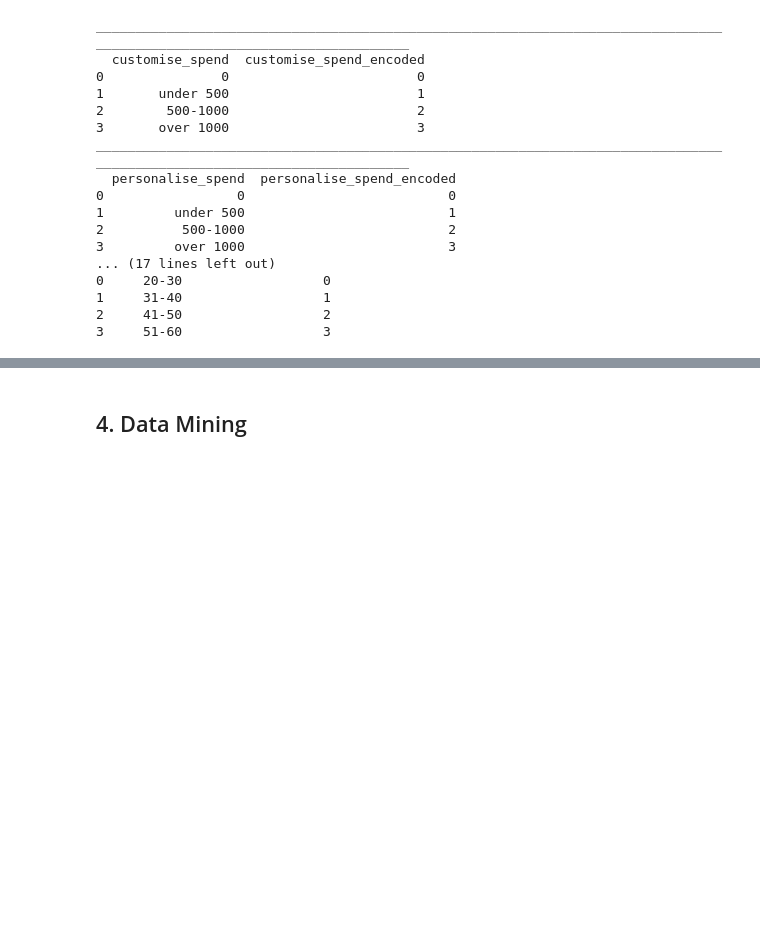
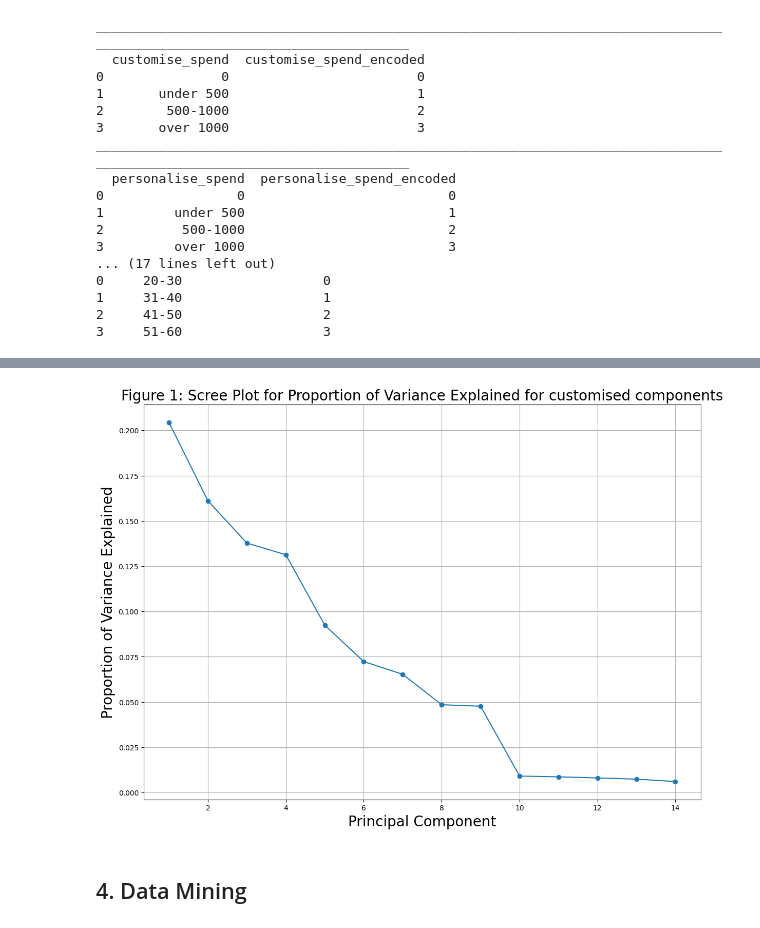
Before and after one commit to bentjh01/MA4829_Machine_Intelligence, a Jupyter notebook: DataAnalysis.ipynb, the cells around one changed output, grey strips where cells are left out. Cells and saved outputs as stored; diff of their text form; code cells hidden in the pictures; blank space fills up the shorter version.

```diff
--- a/DataAnalysis.ipynb
+++ b/DataAnalysis.ipynb
@@ -236,0 +318,34 @@ transformed_df.head()
+# %%
+reduced_components_df = transformed_df.copy()
+
+select_columns = ['customise_spend_encoded']+interior_components+exterior_components
+for col in reduced_components_df.columns:
+  if col not in select_columns:
+    reduced_components_df.drop(col, axis=1, inplace=True)
+
+df = reduced_components_df.copy()
+scaler = MinMaxScaler()
+df = pd.DataFrame(data = scaler.fit_transform(df), columns = df.columns)
+
+pca = PCA()
+pca.fit(df.drop('customise_spend_encoded', axis=1))
+
+eigenvalues = pca.explained_variance_
+prop_var = eigenvalues / np.sum(eigenvalues)
+
+plt.figure(figsize=(14,10))
+plt.plot(np.arange(1, len(prop_var)+1),
+                   prop_var, marker='o')
+plt.xlabel('Principal Component',
+           size = 20)
+plt.ylabel('Proportion of Variance Explained',
+           size = 20)
+plt.title('Figure 1: Scree Plot for Proportion of Variance Explained for customised components',
+          size = 20)
+plt.grid(True)
+
+reduced_components_df = PCA(n_components=10).fit_transform(reduced_components_df.drop('customise_spend_encoded', axis=1))
+reduced_components_df = pd.concat([transformed_df['customise_spend_encoded'], pd.DataFrame(reduced_components_df)], axis=1)
+
+display(reduced_components_df.head())
+# %% [output]
@@ -237,3 +358,4 @@ transformed_df.head()
+[figure, added]
 # %% [markdown]
 ## 4. Data Mining
 # %%
```
Also changed, not shown: parts of 49 cells of this notebook.
